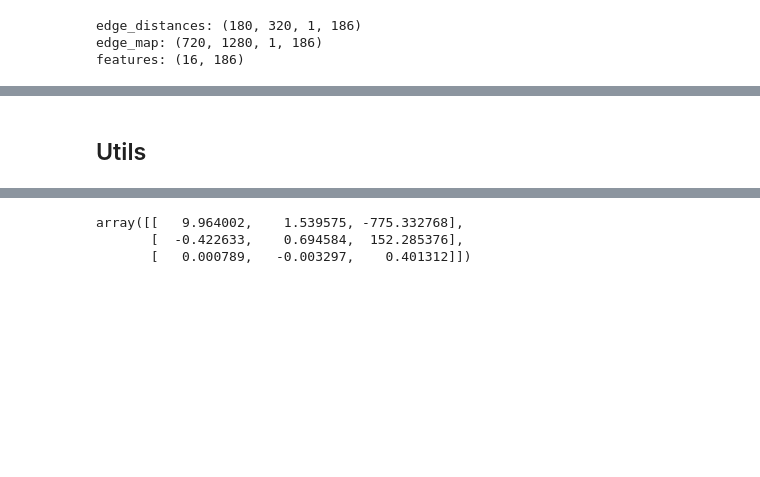
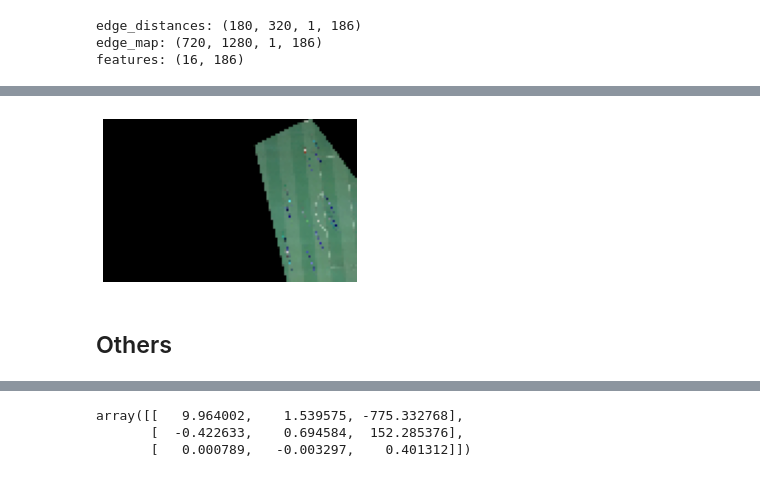
Before and after one commit to qrsforever/hzcsbet, a Jupyter notebook: docs/notebooks/SCCvSD.ipynb, the cells around one changed output, grey strips where cells are left out. Drawn from its saved outputs; the diff is of its cells as text; code cells hidden in the pictures; blank space fills up the shorter version.

```diff
--- a/docs/notebooks/SCCvSD.ipynb
+++ b/docs/notebooks/SCCvSD.ipynb
@@ -622,0 +1248,5 @@ features: (16, 186)
+# %%
+prop = CameraProp(fl, cx, cy)
+base_pose = CameraPose.from_axis_xyz([rotx, rotz, roty], order='xzy', offset=offset)
+pan_tilt_pose = CameraPose.from_axis_xyz([pany, tiltx], order='yx', offset=[0, 0, 0])
+pose = pan_tilt_pose @ base_pose
@@ -622,0 +1277,3 @@ features: (16, 186)
+# %%
+camera = PerspectiveCamera(prop, pose)
+camera.P, camera.project_3d(point3d)
@@ -622,0 +1297,4 @@ features: (16, 186)
+# %%
+H = camera.get_homography()
+H_inv = np.linalg.inv(H)
+H, H.T, H_inv
@@ -623,5 +1349,13 @@ features: (16, 186)
+# %%
+template_size = (115, 74);
+warped_im = IouUtil.homography_warp(H_inv, im, template_size, (0, 0, 0))
+
+# show_image(warped_im), warped_im.shape
+_imshow(warped_im)
+# %% [output]
+[figure, added]
 # %% [markdown]
-## Utils
+## Others
 # %%
 img = cv2.imread(f'{TOP_DIR}/data/16_edge_image.jpg')
 show_image(img)
```
Also changed, not shown: parts of 55 cells of this notebook.
